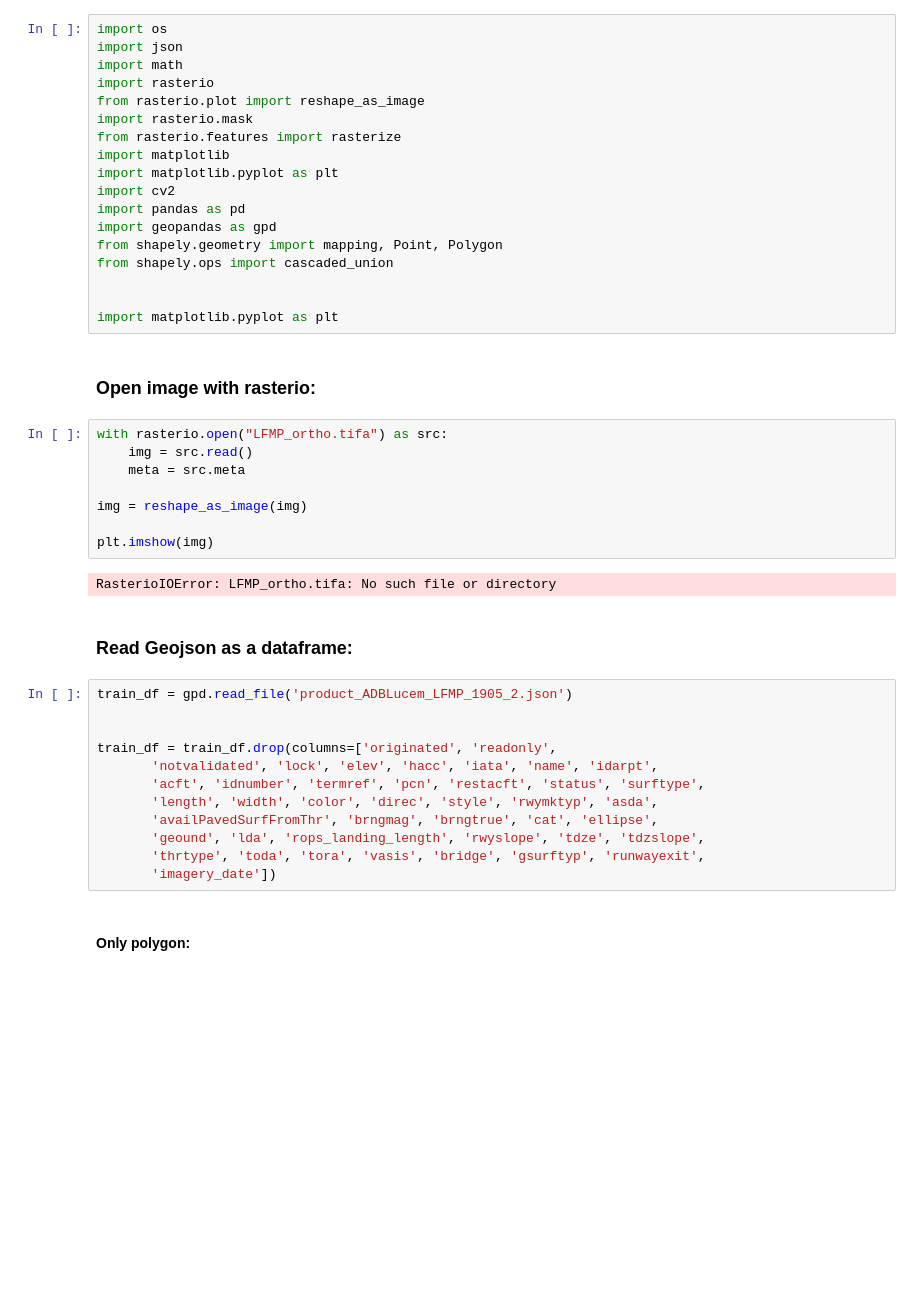
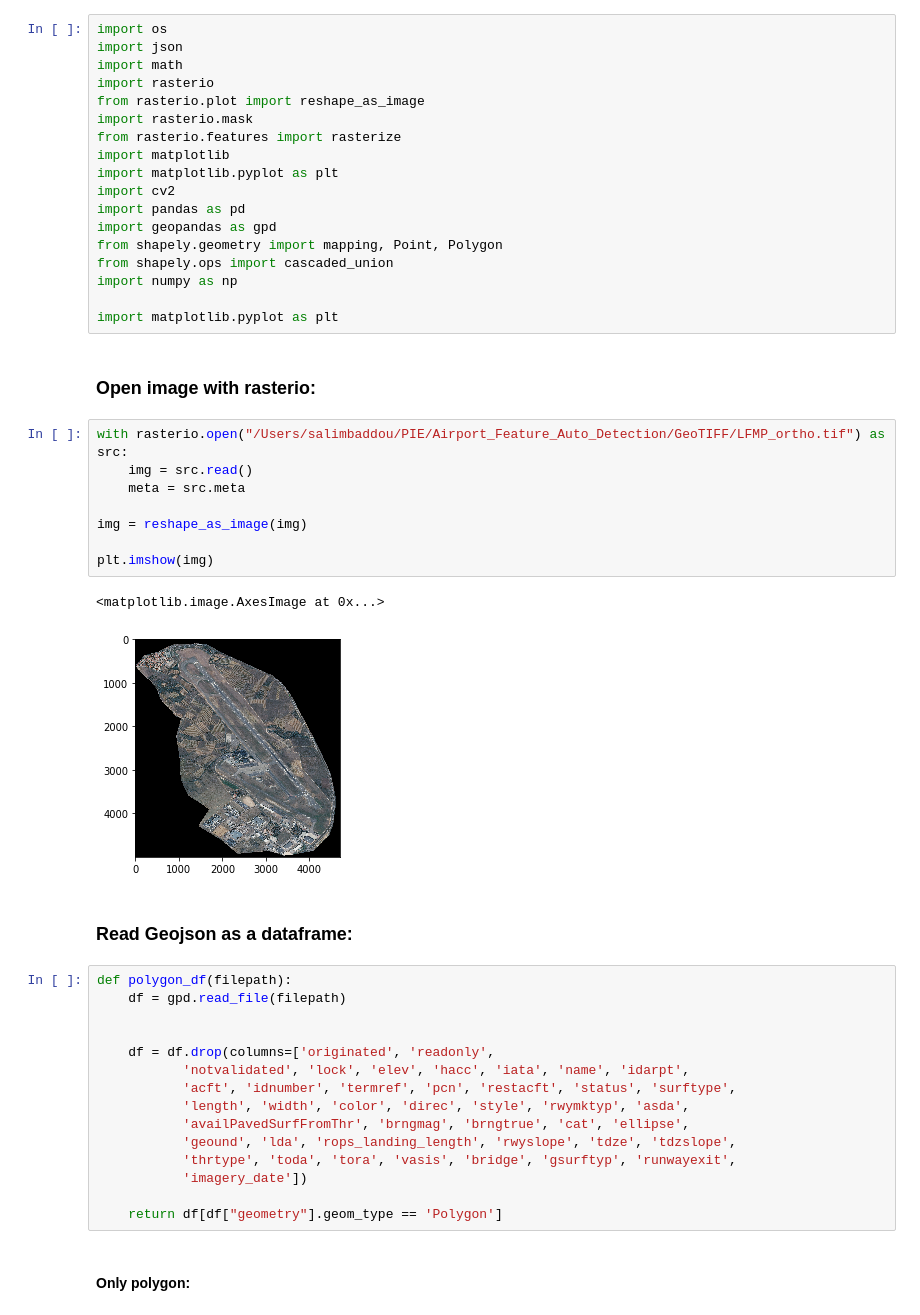
Before and after one commit to p-saint/pie-repo, a Jupyter notebook: preprocessing.ipynb, the cells around one changed output. Saved outputs shown, nothing was run; the diff lists cells and outputs as text; blank space fills up the shorter version.

```diff
--- a/preprocessing.ipynb
+++ b/preprocessing.ipynb
@@ -13,34 +13,38 @@ import pandas as pd
 import geopandas as gpd
 from shapely.geometry import mapping, Point, Polygon
 from shapely.ops import cascaded_union
-
+import numpy as np
 
 import matplotlib.pyplot as plt
 # %% [markdown]
 ### Open image with rasterio:
 # %%
-with rasterio.open("LFMP_ortho.tifa") as src:
+with rasterio.open("/Users/salimbaddou/PIE/Airport_Feature_Auto_Detection/GeoTIFF/LFMP_ortho.tif") as src:
     img = src.read()
     meta = src.meta
 
 img = reshape_as_image(img)
 
 plt.imshow(img)
 # %% [output]
-RasterioIOError: LFMP_ortho.tifa: No such file or directory
+<matplotlib.image.AxesImage at 0x...>
+[figure, added]
 # %% [markdown]
 ### Read Geojson as  a dataframe:
 # %%
-train_df = gpd.read_file('product_ADBLucem_LFMP_1905_2.json')
+def polygon_df(filepath):
+    df = gpd.read_file(filepath)
 
 
-train_df = train_df.drop(columns=['originated', 'readonly',
-       'notvalidated', 'lock', 'elev', 'hacc', 'iata', 'name', 'idarpt',
-       'acft', 'idnumber', 'termref', 'pcn', 'restacft', 'status', 'surftype',
-       'length', 'width', 'color', 'direc', 'style', 'rwymktyp', 'asda',
-       'availPavedSurfFromThr', 'brngmag', 'brngtrue', 'cat', 'ellipse',
-       'geound', 'lda', 'rops_landing_length', 'rwyslope', 'tdze', 'tdzslope',
-       'thrtype', 'toda', 'tora', 'vasis', 'bridge', 'gsurftyp', 'runwayexit',
-       'imagery_date'])
+    df = df.drop(columns=['originated', 'readonly',
+           'notvalidated', 'lock', 'elev', 'hacc', 'iata', 'name', 'idarpt',
+           'acft', 'idnumber', 'termref', 'pcn', 'restacft', 'status', 'surftype',
+           'length', 'width', 'color', 'direc', 'style', 'rwymktyp', 'asda',
+           'availPavedSurfFromThr', 'brngmag', 'brngtrue', 'cat', 'ellipse',
+           'geound', 'lda', 'rops_landing_length', 'rwyslope', 'tdze', 'tdzslope',
+           'thrtype', 'toda', 'tora', 'vasis', 'bridge', 'gsurftyp', 'runwayexit',
+           'imagery_date'])
+
+    return df[df["geometry"].geom_type == 'Polygon']
 # %% [markdown]
 #### Only polygon:
```
Also changed, not shown: parts of 11 cells of this notebook.
